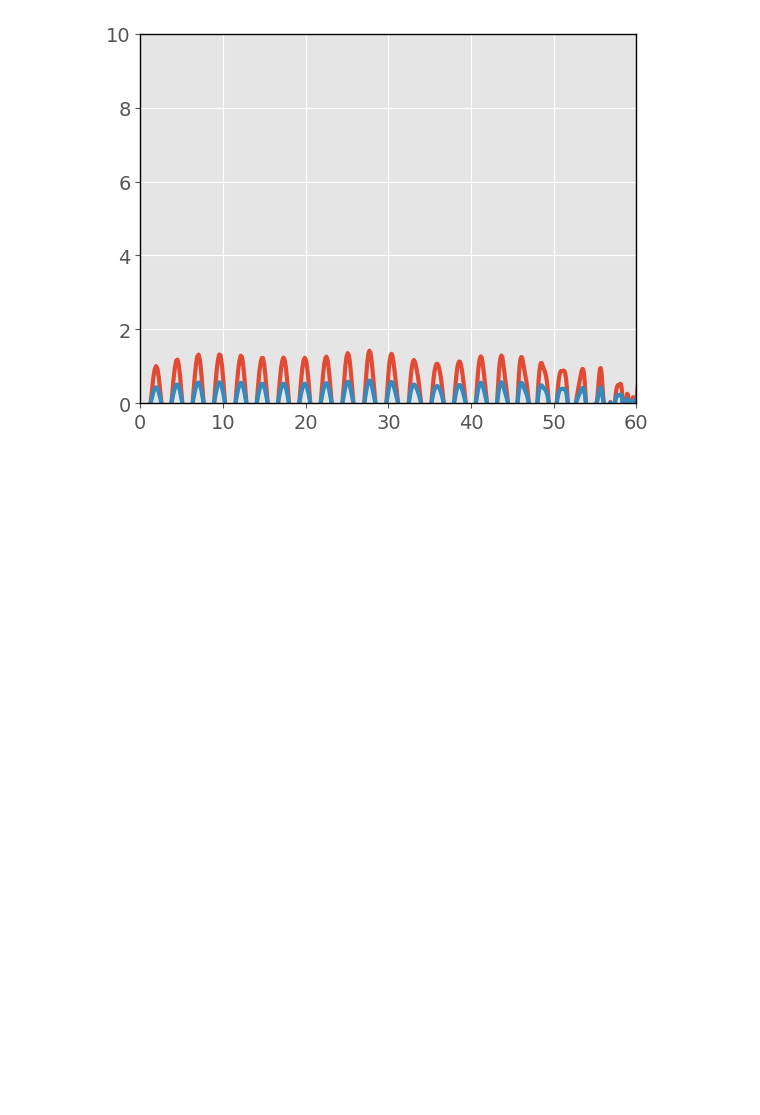
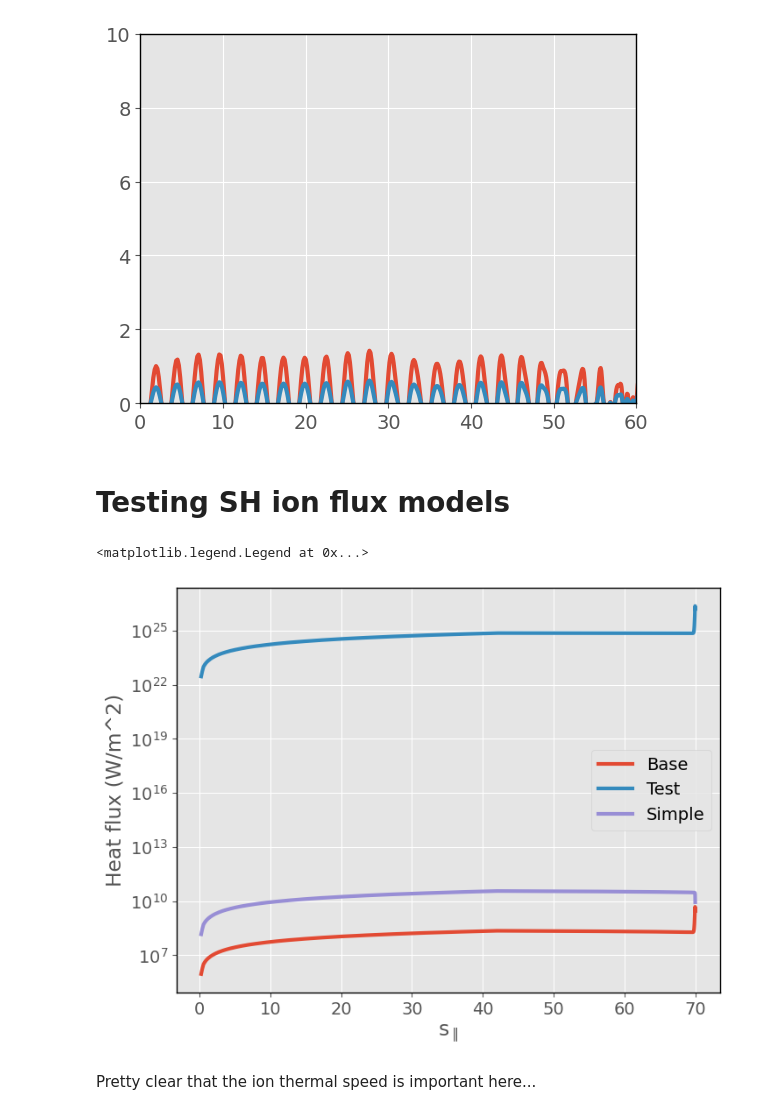
Before and after one commit to PoloidalLloyd/notebooks, a Jupyter notebook: hermes-3/flux_limit/heatflux_analysis.ipynb, the cells around one changed output. Cells and saved outputs as stored; diff of their text form; code cells hidden in the pictures; blank space fills up the shorter version.

Commit message:
investigated ion flux models

```diff
--- a/hermes-3/flux_limit/heatflux_analysis.ipynb
+++ b/hermes-3/flux_limit/heatflux_analysis.ipynb
@@ -161,3 +161,29 @@ plt.ylim(0,10)
 Length: 798, dtype: float64
 (0.0, 10.0)
 [figure]
+# %% [markdown]
+# Testing SH ion flux models
+# %%
+sh = ds[(ds['alpha'] == 'SH') & (ds['neon_frac'] == 0.0)]
+
+x = sh['y']
+
+q_ion_base = spitzer_q_ion(sh)
+
+q_ion_test = test_spitzer_q_ion(sh)
+
+q_ion_simple = spitzer_q_ion_simple(sh)
+
+fig,ax = plt.subplots(1,1, figsize=(8,6))
+ax.plot(x, q_ion_base, label='Base', linewidth=linewidth)
+ax.plot(x, q_ion_test, label='Test', linewidth=linewidth)
+ax.plot(x, q_ion_simple, label='Simple', linewidth=linewidth)
+ax.set_yscale('log')
+ax.set_ylabel('Heat flux (W/m^2)')
+ax.set_xlabel(r's$_{\parallel}$')
+ax.legend()
+# %% [output]
+<matplotlib.legend.Legend at 0x...>
+[figure, added]
+# %% [markdown]
+Pretty clear that the ion thermal speed is important here...
```
Also changed, not shown: parts of 1 cell of this notebook, 1 other file.
